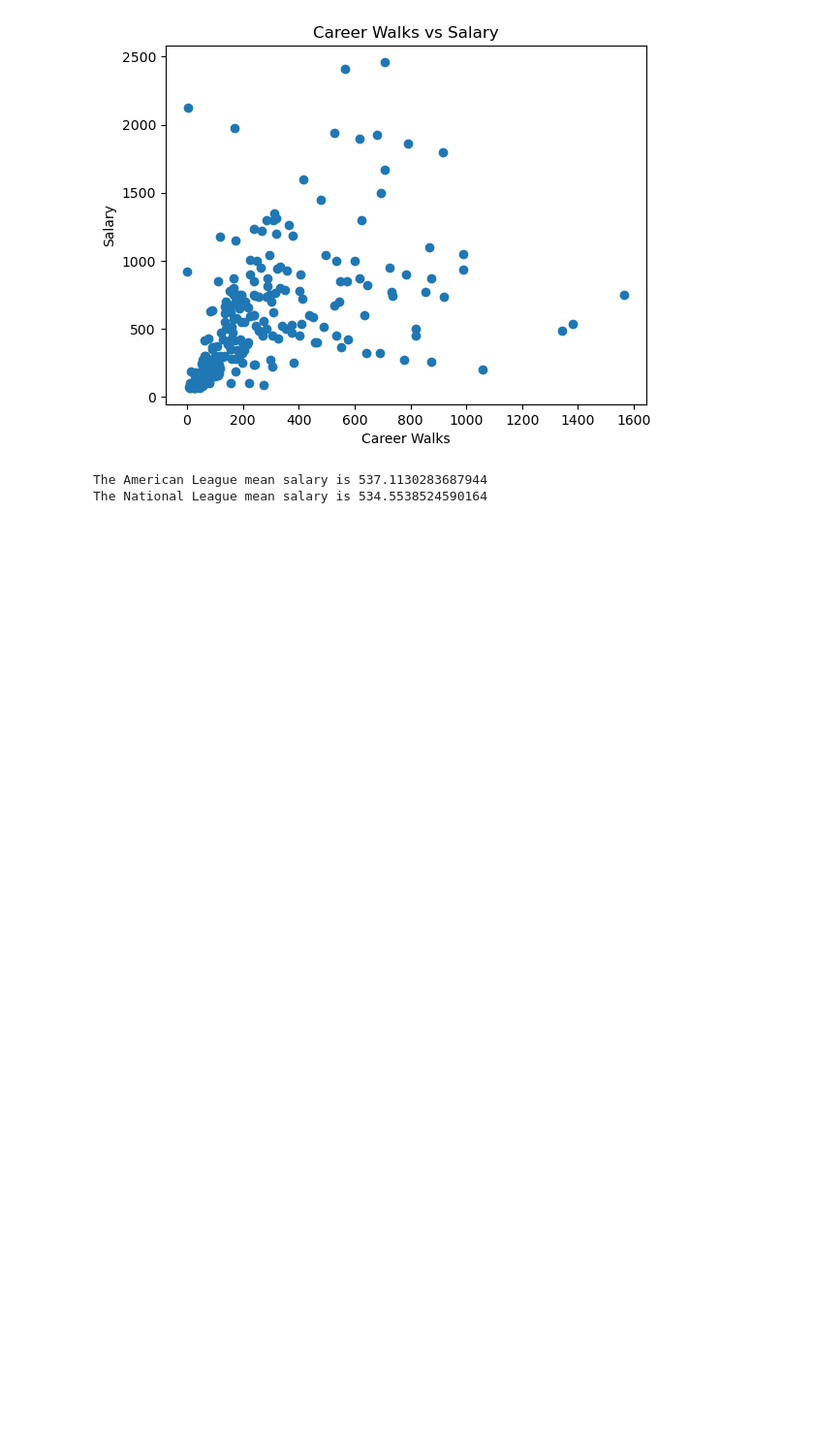
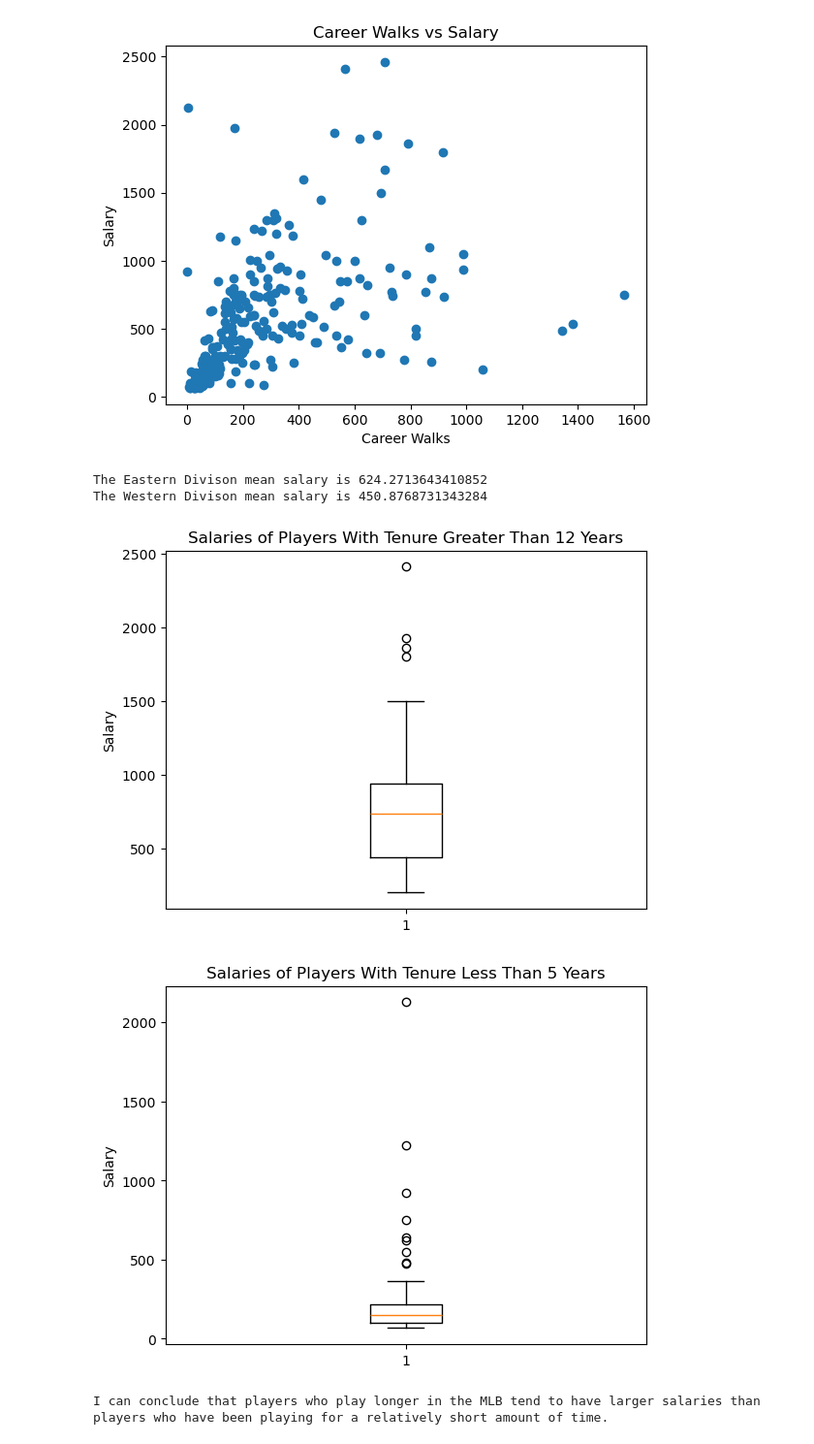
Before and after one commit to katesnow1/code_2600, a Jupyter notebook: homework1.ipynb, the cells around one changed output. Shown at 97% size. Drawn from its saved outputs; the diff is of its cells as text; code cells hidden in the pictures; blank space fills up the shorter version.

```diff
--- a/homework1.ipynb
+++ b/homework1.ipynb
@@ -209,13 +209,30 @@ plt.show()
 [figure]
 # %%
 #h
-americanLeague = Hitters[Hitters['NewLeague'] == "A"]
-americanSalaryMean = np.mean(americanLeague["Salary"])
-print(f"The American League mean salary is {americanSalaryMean}")
-nationalLeague = Hitters[Hitters['NewLeague'] == "N"]
-nationalSalaryMean = np.mean(nationalLeague["Salary"])
-print(f"The National League mean salary is {nationalSalaryMean}")
-#The American League mean salary is 537.11 thousand while the National League mean salary is 534.55 thousand.
+easternDivision = Hitters[Hitters['Division'] == "E"]
+easternSalaryMean = np.mean(easternDivision["Salary"])
+print(f"The Eastern Divison mean salary is {easternSalaryMean}")
+westernLeague = Hitters[Hitters['Division'] == "W"]
+westernSalaryMean = np.mean(westernLeague["Salary"])
+print(f"The Western Divison mean salary is {westernSalaryMean}")
+print("The Eastern Division spends ")
 # %% [output]
-The American League mean salary is 537.1130283687944
-The National League mean salary is 534.5538524590164
+The Eastern Divison mean salary is 624.2713643410852
+The Western Divison mean salary is 450.8768731343284
+# %%
+#i
+moreTwelveYrs = Hitters[(Hitters['Years'] > 12) & (Hitters['Salary'].notna())]
+lessFiveYrs = Hitters[(Hitters['Years'] < 5) & (Hitters['Salary'].notna())]
+plt.boxplot(moreTwelveYrs['Salary'])
+plt.title("Salaries of Players With Tenure Greater Than 12 Years")
+plt.ylabel("Salary")
+plt.show()
+plt.boxplot(lessFiveYrs['Salary'])
+plt.title("Salaries of Players With Tenure Less Than 5 Years")
+plt.ylabel("Salary")
+plt.show()
+print("I can conclude that players who play longer in the MLB tend to have larger salaries than players who have been playing for a relatively short amount of time.")
+# %% [output]
+[figure, added]
+[figure, added]
+I can conclude that players who play longer in the MLB tend to have larger salaries than players who have been playing for a relatively short amount of time.
```
Also changed, not shown: parts of 1 cell of this notebook.
